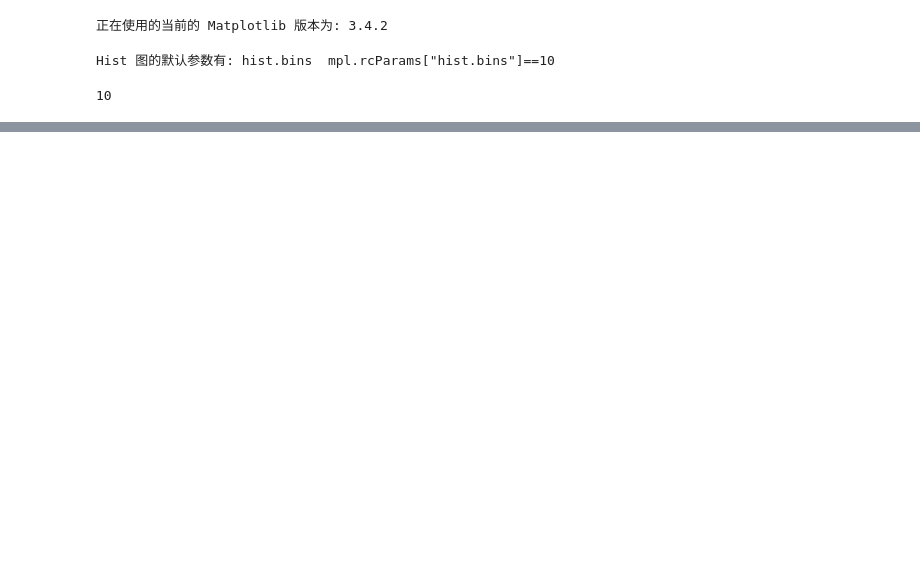
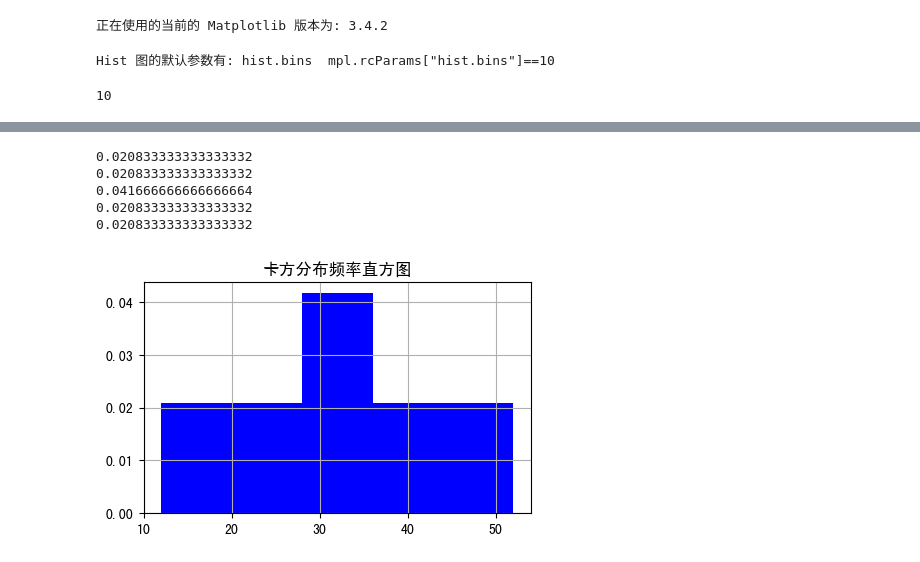
Before and after one commit to DoHerasYang/Python--, a Jupyter notebook: 数据分析技术基础/数据可视化/Matplotlib 教程/Matplotlib 教程 (三) - Hist 图.ipynb, the cells around one changed output, grey strips where cells are left out. Cells and saved outputs as stored; diff of their text form; code cells hidden in the pictures; blank space fills up the shorter version.

```diff
--- a/数据分析技术基础/数据可视化/Matplotlib 教程/Matplotlib 教程 (三) - Hist 图.ipynb
+++ b/数据分析技术基础/数据可视化/Matplotlib 教程/Matplotlib 教程 (三) - Hist 图.ipynb
@@ -104,0 +112,28 @@ plt.show()
+# %%
+# 我们在这里使用代码理解一下 weights 这个参数
+# 重新定义一组数值 - x_data
+
+x_data = np.linspace(start=12,stop=52,num=5)
+# 定义权重的相关数值
+weights = [1,1,2,1,1]
+
+fig = plt.figure(figsize=(5,3))
+ax = fig.add_subplot(111)
+
+ax.set_title("卡方分布频率直方图")
+ax.grid(True)
+ax.set_xticks([10,20,30,40,50])
+
+x, bins, patches = ax.hist(x=x_data, bins=5, density=True, weights=weights, facecolor='b')
+
+for p in patches:
+    print(p.get_height())
+
+plt.show()
+# %% [output]
+0.020833333333333332
+0.020833333333333332
+0.041666666666666664
+0.020833333333333332
+0.020833333333333332
+[figure, added]
```
Also changed, not shown: parts of 2 cells of this notebook.
